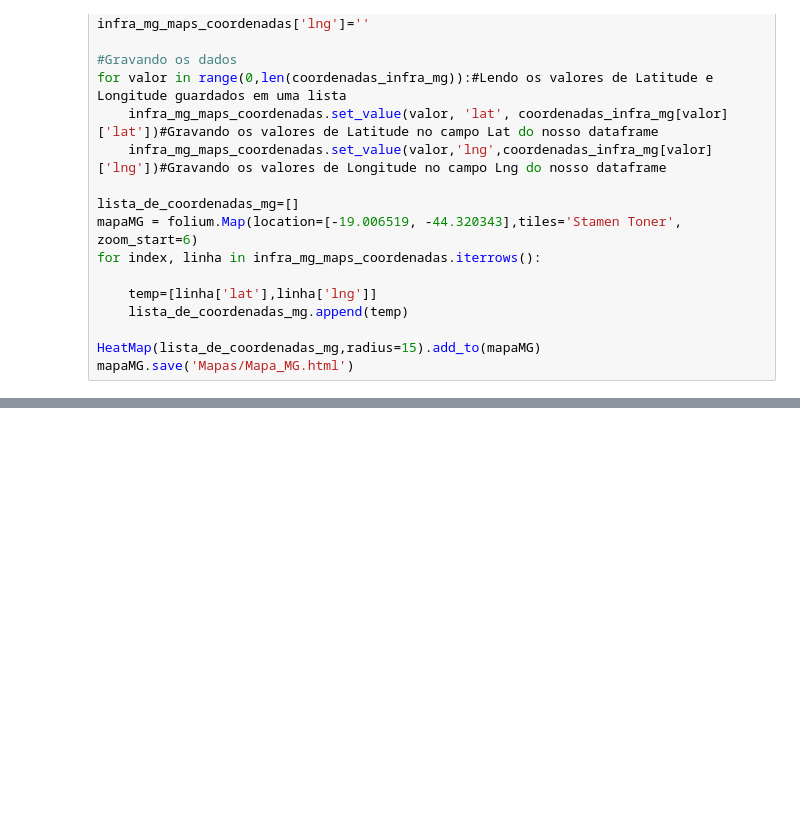
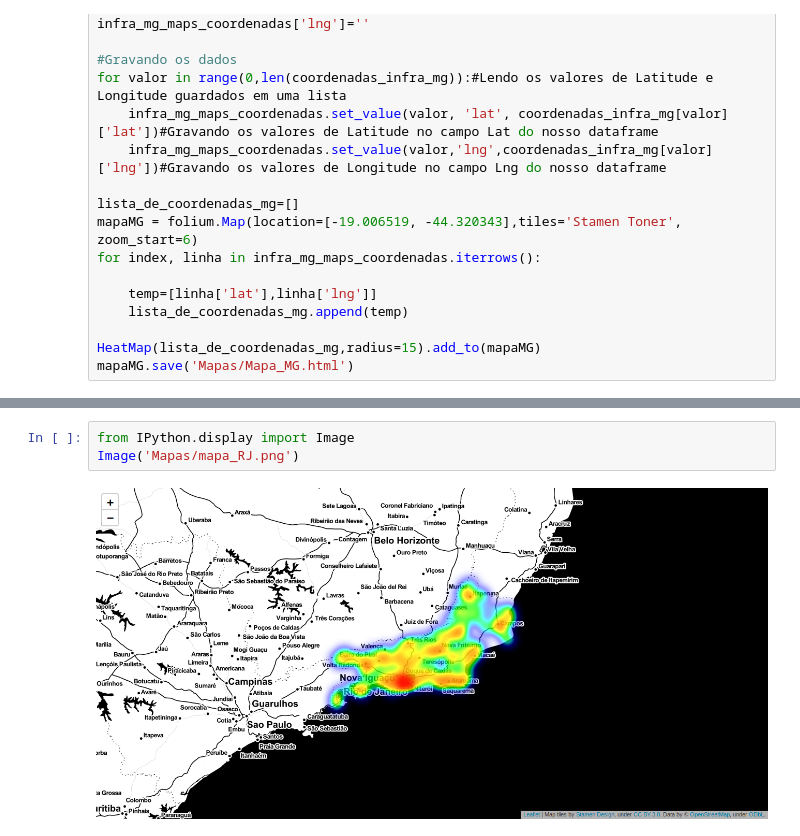
Before and after one commit to WanderWashington/AnaliseAnatel, a Jupyter notebook: Resultados.ipynb, the cells around one changed output, grey strips where cells are left out. Drawn from its saved outputs; the diff is of its cells as text; blank space fills up the shorter version.

```diff
--- a/Resultados.ipynb
+++ b/Resultados.ipynb
@@ -676,0 +737,5 @@ mapaES
+# %%
+from IPython.display import Image
+Image('Mapas/mapa_RJ.png')
+# %% [output]
+[figure, added]
```
Also changed, not shown: parts of 22 cells of this notebook, 13 other files.
